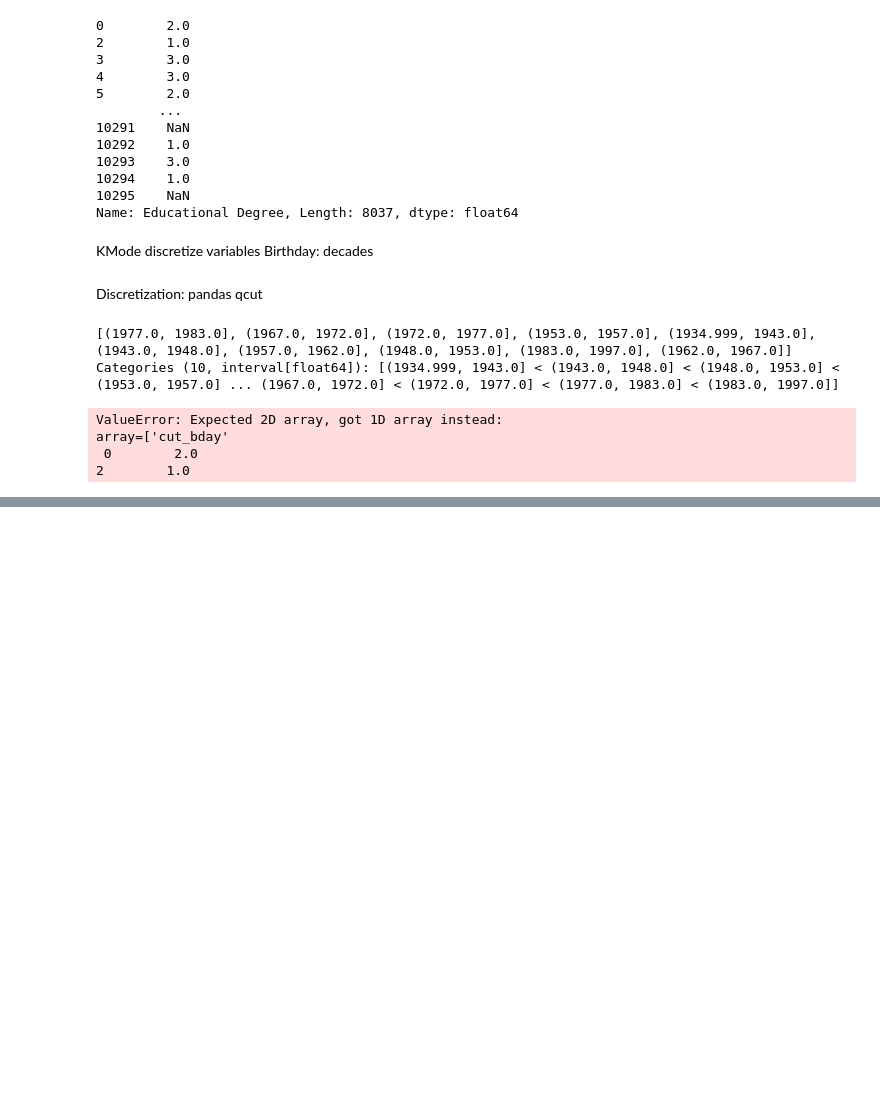
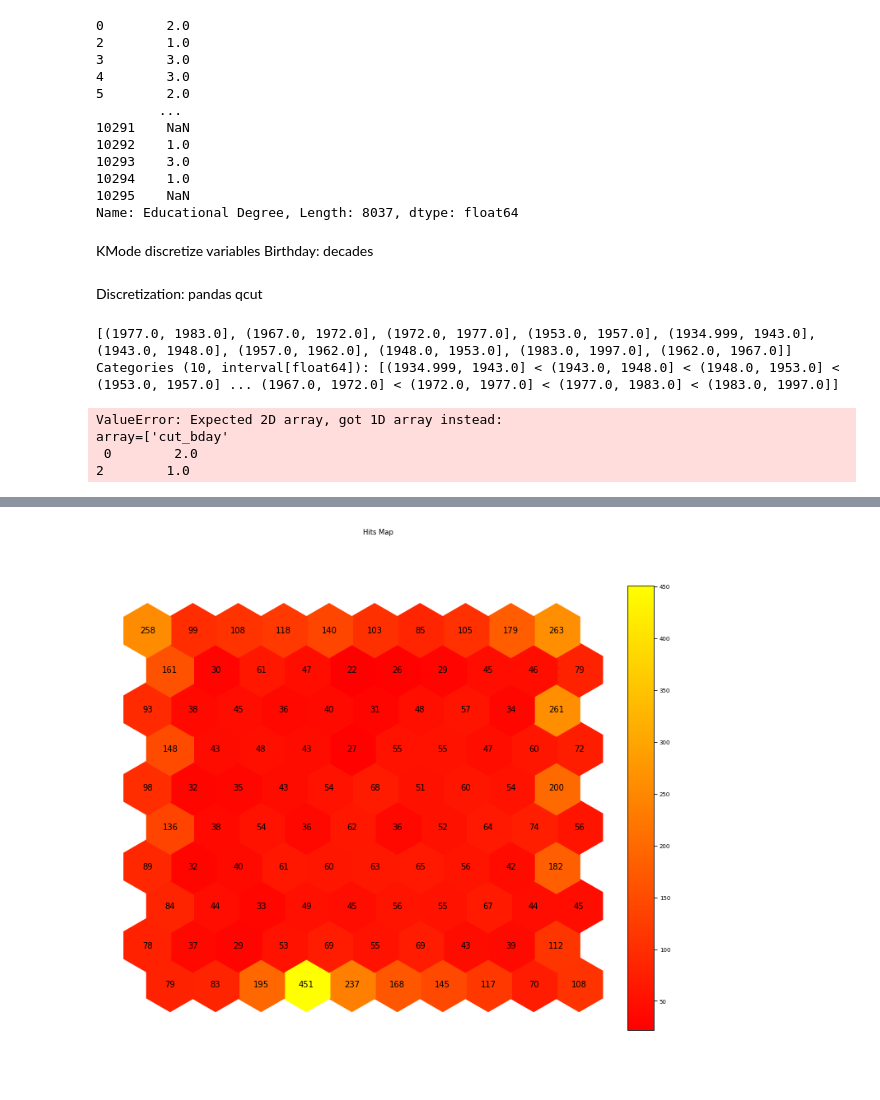
Before and after one commit to CatPalha/DataMiningProject, a Jupyter notebook: WRITE_HERE.ipynb, the cells around one changed output, grey strips where cells are left out. Cells and saved outputs as stored; diff of their text form; code cells hidden in the pictures; blank space fills up the shorter version.

```diff
--- a/WRITE_HERE.ipynb
+++ b/WRITE_HERE.ipynb
@@ -445,0 +534,6 @@ array=['cut_bday'
+# %%
+from sompy.visualization.bmuhits import BmuHitsView
+vhts  = BmuHitsView(12,12,"Hits Map",text_size=7)
+vhts.show(sm, anotate=True, onlyzeros=False, labelsize=10, cmap="autumn", logaritmic=False)
+# %% [output]
+[figure, added]
```
Also changed, not shown: parts of 7 cells of this notebook.
